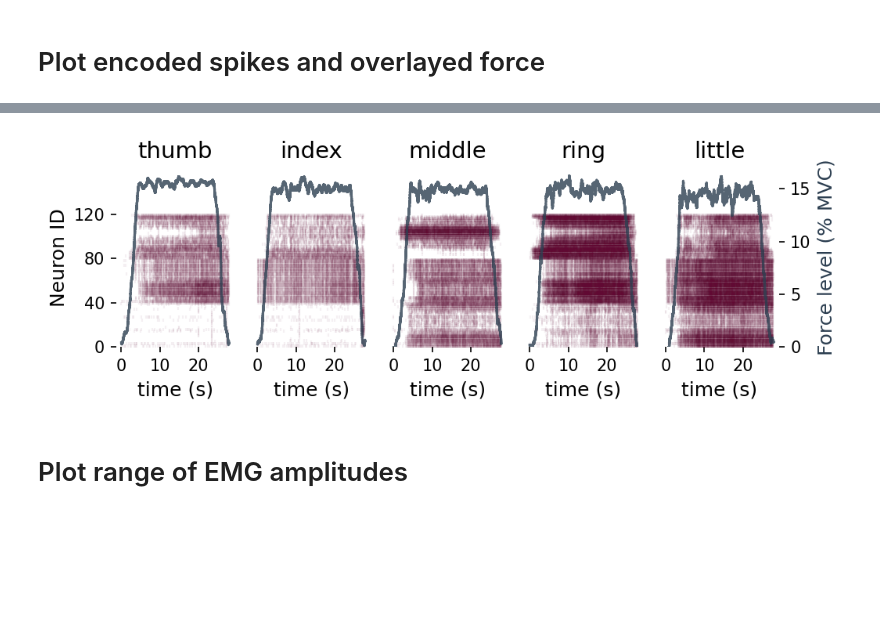
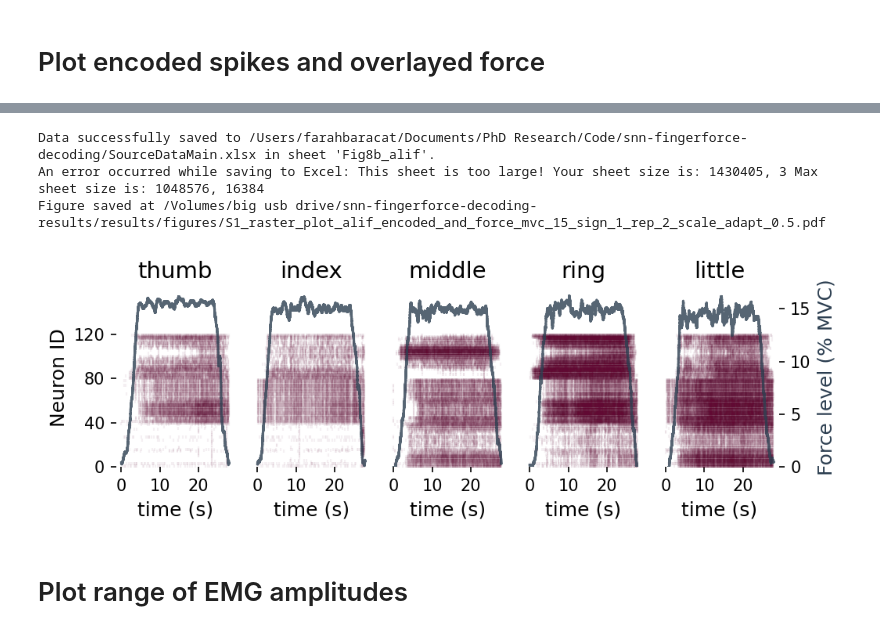
Before and after one commit to FarahBaracat/snn-fingerforce-decoding, a Jupyter notebook: notebooks/analysis/ALIFResults.ipynb, the cells around one changed output, grey strips where cells are left out. Cells and saved outputs as stored; diff of their text form; code cells hidden in the pictures; blank space fills up the shorter version.

Commit message:
Save EMG amplitudes violin plots and data to source data files.

```diff
--- a/notebooks/analysis/ALIFResults.ipynb
+++ b/notebooks/analysis/ALIFResults.ipynb
@@ -88,4 +92,7 @@ data_config = DataConfig(root_dir=root_dir,
 results_path = os.path.join(data_config.results_path, f'SNN/{ENC_SHALLOW_LEAKY}')
 output_figures_dir = os.path.join(data_config.root_results_dir, data_config.figs_dir)
 results_dir = 'output_files'
+
+source_data_main_file = 'SourceDataMain.xlsx'
+source_data_supp_file ='SourceDataSupplementary.xlsx'
 # %% [output]
@@ -440,19 +465,24 @@ Loading recorded SNN variables from: rec_rep_2_cv_snn_ep_100_seed_90_noise_None_
 
 rec_ts keys: dict_keys(['emg_in', 'enc_neu_cur', 'enc_neu_mem', 'enc_out', 'leak_syn_cur', 'leak_neu_cur', 'spk_out', 'leak_neu_mem', 'filt_neu_mem', 'filt_spk_out', 'enc_threshold_adapt', 'enc_alif_t ...
 Tensor size:3000
-# %%
-raster_plot_encoded_and_force(data_config,
-                              flat_config.dt,
-                              stitched_emgenc_per_finger,
-                              emg_force_df,
-                              mvc, sign_mvc,
-                              rep_id_one_indexed,
-                              subject,
-                              scale_adapt=threshold_scale_adapt,
-                              save_fig=False,
-                              output_figures_dir=output_figures_dir)
-# %% [output]
-[figure, removed]
+# %%
+raster_plot_encoded_and_force(data_config,
+                              flat_config.dt,
+                              stitched_emgenc_per_finger,
+                              emg_force_df,
+                              mvc, sign_mvc,
+                              rep_id_one_indexed,
+                              subject,
+                              scale_adapt=threshold_scale_adapt,
+                              save_fig=True,
+                              output_figures_dir=output_figures_dir,
+                              source_data_path=os.path.join(project_dir, source_data_main_file),
+                              sheet_name = "Fig8b_alif")
+# %% [output]
+Data successfully saved to /Users/farahbaracat/Documents/PhD Research/Code/snn-fingerforce-decoding/SourceDataMain.xlsx in sheet 'Fig8b_alif'.
+An error occurred while saving to Excel: This sheet is too large! Your sheet size is: 1430405, 3 Max sheet size is: 1048576, 16384
+Figure saved at /Volumes/big usb drive/snn-fingerforce-decoding-results/results/figures/S1_raster_plot_alif_encoded_and_force_mvc_15_sign_1_rep_2_scale_adapt_0.5.pdf
+[figure, added]
 # %% [markdown]
 # Plot range of EMG amplitudes
 # %%
```
Also changed, not shown: parts of 28 cells of this notebook.
